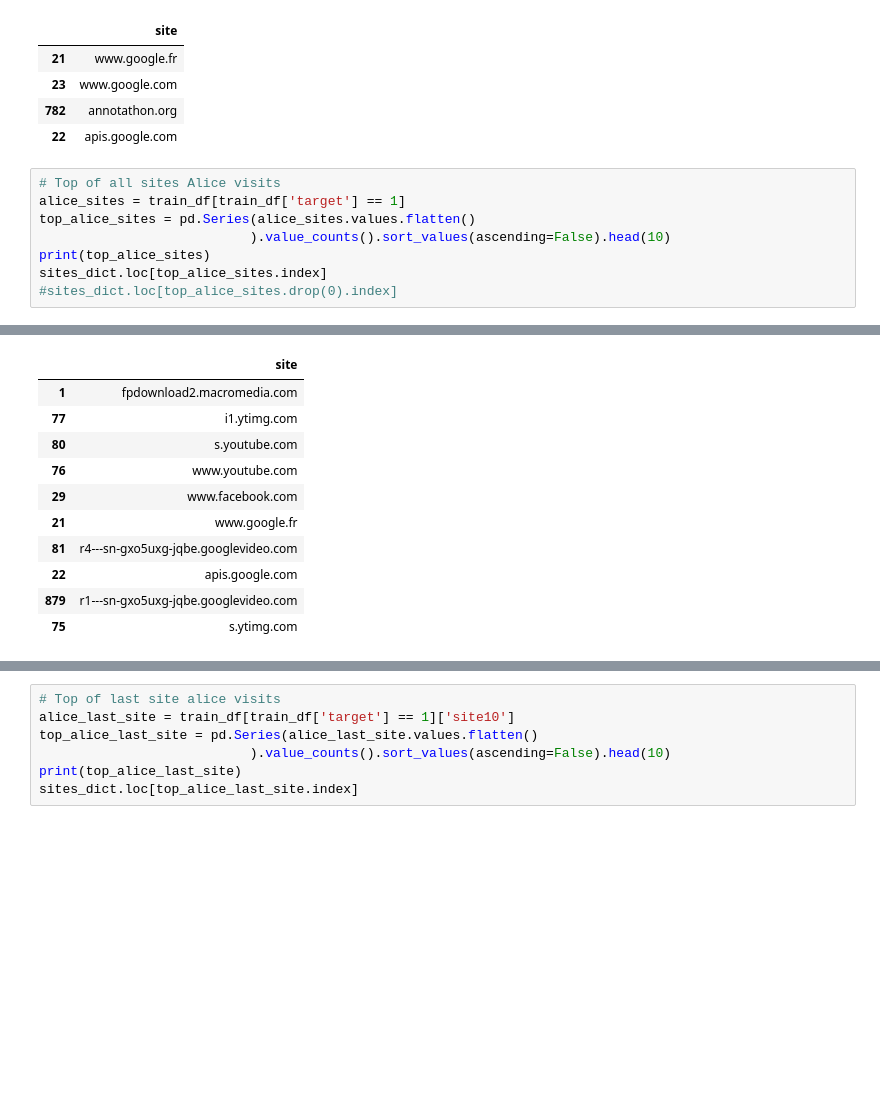
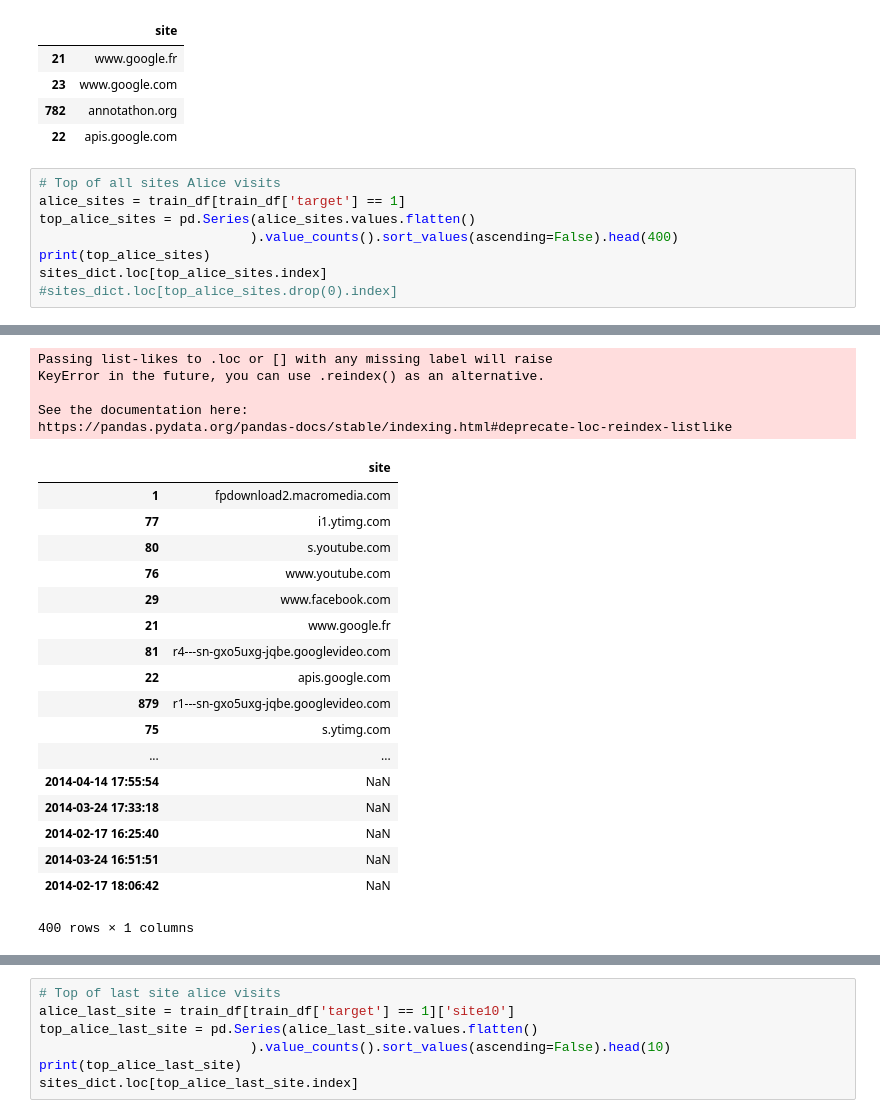
Before and after one commit to wtfleming/mlcourse.ai, a Jupyter notebook: jupyter_english/assignments_spring2019/assignment-1-part-1-submissions/data-exploration.ipynb, the cells around one changed output, grey strips where cells are left out. Drawn from its saved outputs; the diff is of its cells as text; blank space fills up the shorter version.

```diff
--- a/jupyter_english/assignments_spring2019/assignment-1-part-1-submissions/data-exploration.ipynb
+++ b/jupyter_english/assignments_spring2019/assignment-1-part-1-submissions/data-exploration.ipynb
@@ -162,7 +162,7 @@ dtype: int64
 # Top of all sites Alice visits
 alice_sites = train_df[train_df['target'] == 1]
 top_alice_sites = pd.Series(alice_sites.values.flatten()
-                           ).value_counts().sort_values(ascending=False).head(10)
+                           ).value_counts().sort_values(ascending=False).head(400)
 print(top_alice_sites)
 sites_dict.loc[top_alice_sites.index]
 #sites_dict.loc[top_alice_sites.drop(0).index]
@@ -181,14 +187,26 @@ dtype: int64
+Passing list-likes to .loc or [] with any missing label will raise
+KeyError in the future, you can use .reindex() as an alternative.
+
+See the documentation here:
+https://pandas.pydata.org/pandas-docs/stable/indexing.html#deprecate-loc-reindex-listlike
 |  | site |
 | 1 | fpdownload2.macromedia.com |
 | 77 | i1.ytimg.com |
 | 80 | s.youtube.com |
 | 76 | www.youtube.com |
 | 29 | www.facebook.com |
 | 21 | www.google.fr |
 | 81 | r4---sn-gxo5uxg-jqbe.googlevideo.com |
 | 22 | apis.google.com |
 | 879 | r1---sn-gxo5uxg-jqbe.googlevideo.com |
 | 75 | s.ytimg.com |
+| ... | ... |
+| 2014-04-14 17:55:54 | NaN |
+| 2014-03-24 17:33:18 | NaN |
+| 2014-02-17 16:25:40 | NaN |
+| 2014-03-24 16:51:51 | NaN |
+| 2014-02-17 18:06:42 | NaN |
+400 rows × 1 columns
 # %%
 # Top first site alice visits
 alice_first_site = train_df[train_df['target'] == 1]['site1']
```
Also changed, not shown: parts of 3 cells of this notebook, 19 other files.
